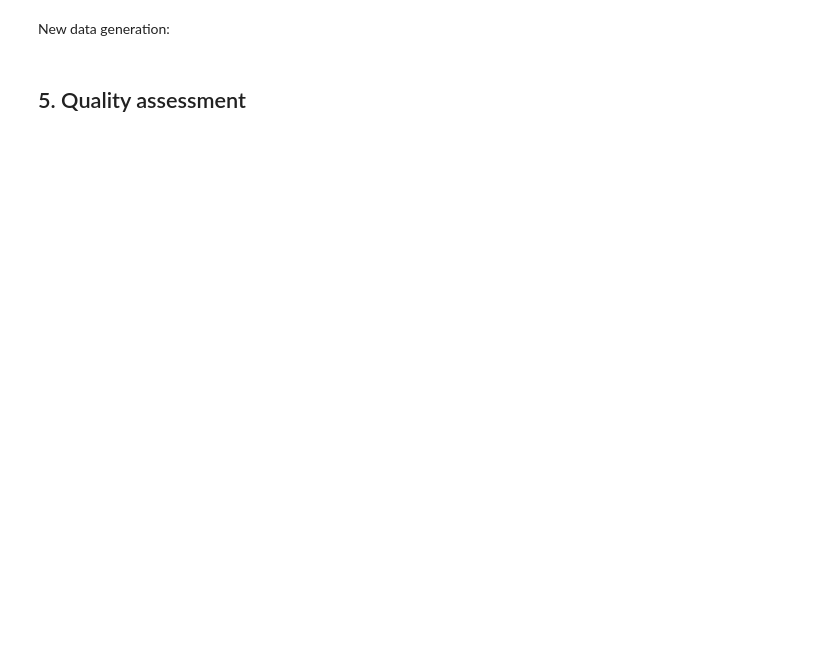
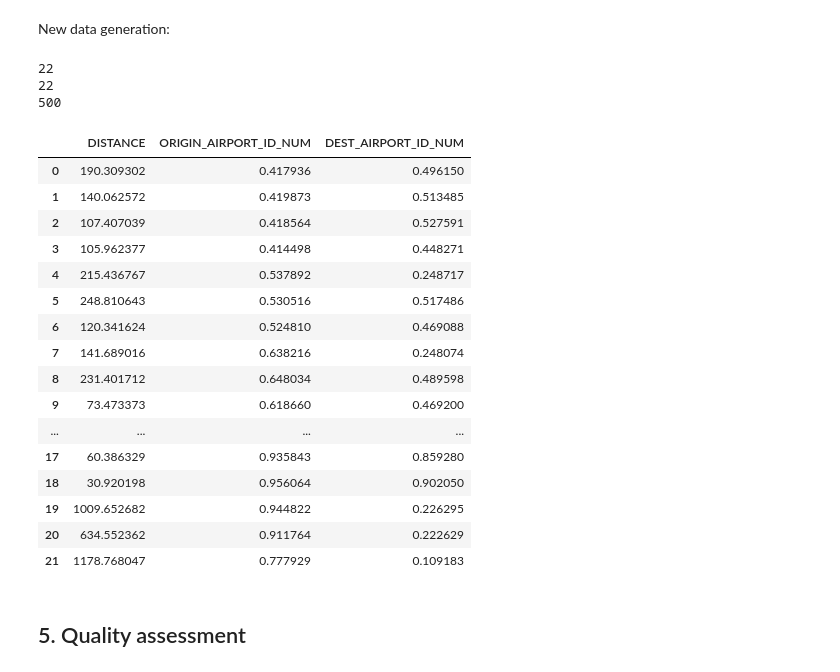
Before and after one commit to data-protection-helpers/induction-anonymization, a Jupyter notebook: smote-anonymization/python/smote_technique.ipynb, the cells around one changed output. Drawn from its saved outputs; the diff is of its cells as text; code cells hidden in the pictures; blank space fills up the shorter version.

Commit message:
changed smote generation method to edit number of samples generated

```diff
--- a/smote-anonymization/python/smote_technique.ipynb
+++ b/smote-anonymization/python/smote_technique.ipynb
@@ -238,7 +261,31 @@ New data generation:
 # number of neighbors
 k=5
 # %%
-df_gen = Mod.generate_data(k)
+df_gen = Mod.generate_data(k, 22)
+# %% [output]
+22
+22
+500
+# %%
+df_gen
+# %% [output]
+|  | DISTANCE | ORIGIN_AIRPORT_ID_NUM | DEST_AIRPORT_ID_NUM |
+| 0 | 190.309302 | 0.417936 | 0.496150 |
+| 1 | 140.062572 | 0.419873 | 0.513485 |
+| 2 | 107.407039 | 0.418564 | 0.527591 |
+| 3 | 105.962377 | 0.414498 | 0.448271 |
+| 4 | 215.436767 | 0.537892 | 0.248717 |
+| 5 | 248.810643 | 0.530516 | 0.517486 |
+| 6 | 120.341624 | 0.524810 | 0.469088 |
+| 7 | 141.689016 | 0.638216 | 0.248074 |
+| 8 | 231.401712 | 0.648034 | 0.489598 |
+| 9 | 73.473373 | 0.618660 | 0.469200 |
+| ... | ... | ... | ... |
+| 17 | 60.386329 | 0.935843 | 0.859280 |
+| 18 | 30.920198 | 0.956064 | 0.902050 |
+| 19 | 1009.652682 | 0.944822 | 0.226295 |
+| 20 | 634.552362 | 0.911764 | 0.222629 |
+| 21 | 1178.768047 | 0.777929 | 0.109183 |
 # %% [markdown]
 ## 5. Quality assessment
 # %%
```
Also changed, not shown: parts of 4 cells of this notebook.
